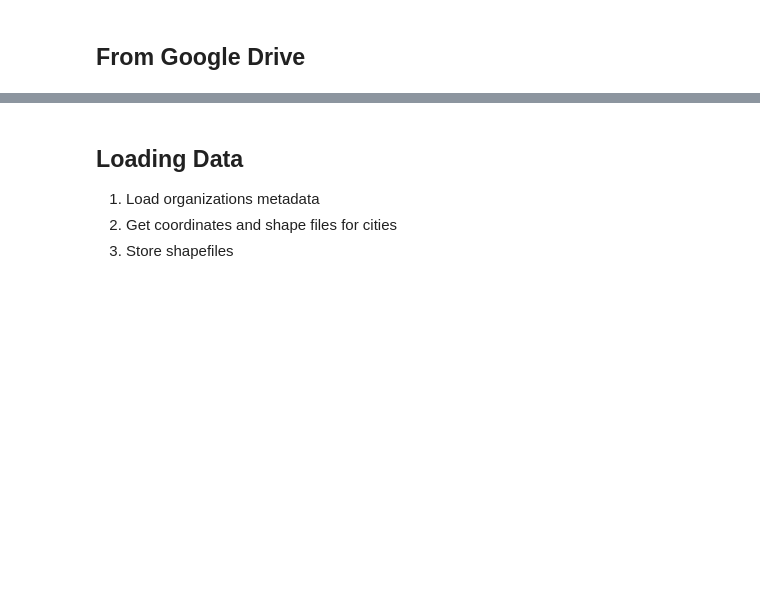
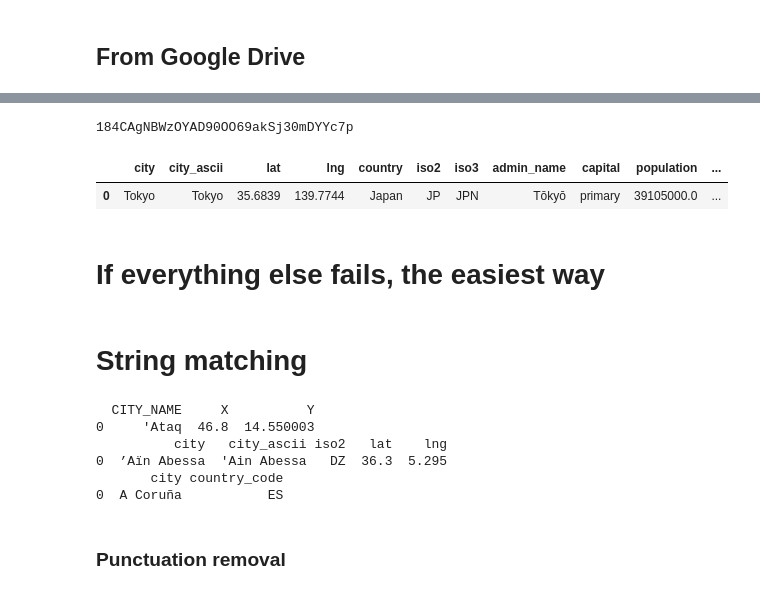
Before and after one commit to complexity-science-hub/SciFlows, a Jupyter notebook: preprocess_20230104.ipynb, the cells around one changed output, grey strips where cells are left out. Drawn from its saved outputs; the diff is of its cells as text; code cells hidden in the pictures; blank space fills up the shorter version.

```diff
--- a/preprocess_20230104.ipynb
+++ b/preprocess_20230104.ipynb
@@ -226,5 +225,16 @@ df_org = pd.read_csv('org_metadata.csv', sep=";")
-# %% [markdown]
-## Loading Data
-1.   Load organizations metadata
-2.   Get coordinates and shape files for cities
-3.   Store shapefiles
+# %%
+#load the additional world cities data file
+# downloaded from here: https://simplemaps.com/data/world-cities
+id = '184CAgNBWzOYAD90OO69akSj30mDYYc7p'
+print (id) # Verify that you have everything
+# id='1uAWzsA6UGRRT_q85OGFR5qkC3WBQhsuHrHDvnzqnDJo'
+downloaded = drive.CreateFile({'id':id})
+downloaded.GetContentFile('worldcities.csv.csv')
+df_cities_new = pd.read_csv('worldcities.csv.csv') # Dataset is now stored in a Pandas Dataframe
+df_cities_new.head(1)
+# %% [output]
+184CAgNBWzOYAD90OO69akSj30mDYYc7p
+|  | city | city_ascii | lat | lng | country | iso2 | iso3 | admin_name | capital | population | ... |
+| 0 | Tokyo | Tokyo | 35.6839 | 139.7744 | Japan | JP | JPN | Tōkyō | primary | 39105000.0 | ... |
+# %% [markdown]
+# If everything else fails, the easiest way
@@ -230,0 +245,20 @@ df_org = pd.read_csv('org_metadata.csv', sep=";")
+# %% [markdown]
+# String matching
+# %%
+# Subset the dataframes
+dfsub_cities = df_cites[['CITY_NAME', 'X', 'Y']].sort_values(by=['CITY_NAME']).drop_duplicates().reset_index(drop=True)
+dfsub_cities_new = df_cities_new[['city', 'city_ascii', 'iso2', 'lat', 'lng']].sort_values(by=['city_ascii', 'iso2']).drop_duplicates().reset_index(drop=True)
+dfsub_orgs = df_org[['city', 'country_code']].sort_values(by=['city', 'country_code']).drop_duplicates().reset_index(drop=True)
+
+print(dfsub_cities.head(1))
+print(dfsub_cities_new.head(1))
+print(dfsub_orgs.head(1))
+# %% [output]
+  CITY_NAME     X          Y
+0     'Ataq  46.8  14.550003
+          city   city_ascii iso2   lat    lng
+0  ’Aïn Abessa  'Ain Abessa   DZ  36.3  5.295
+       city country_code
+0  A Coruña           ES
+# %% [markdown]
+### Punctuation removal
```
Also changed, not shown: parts of 16 cells of this notebook.
